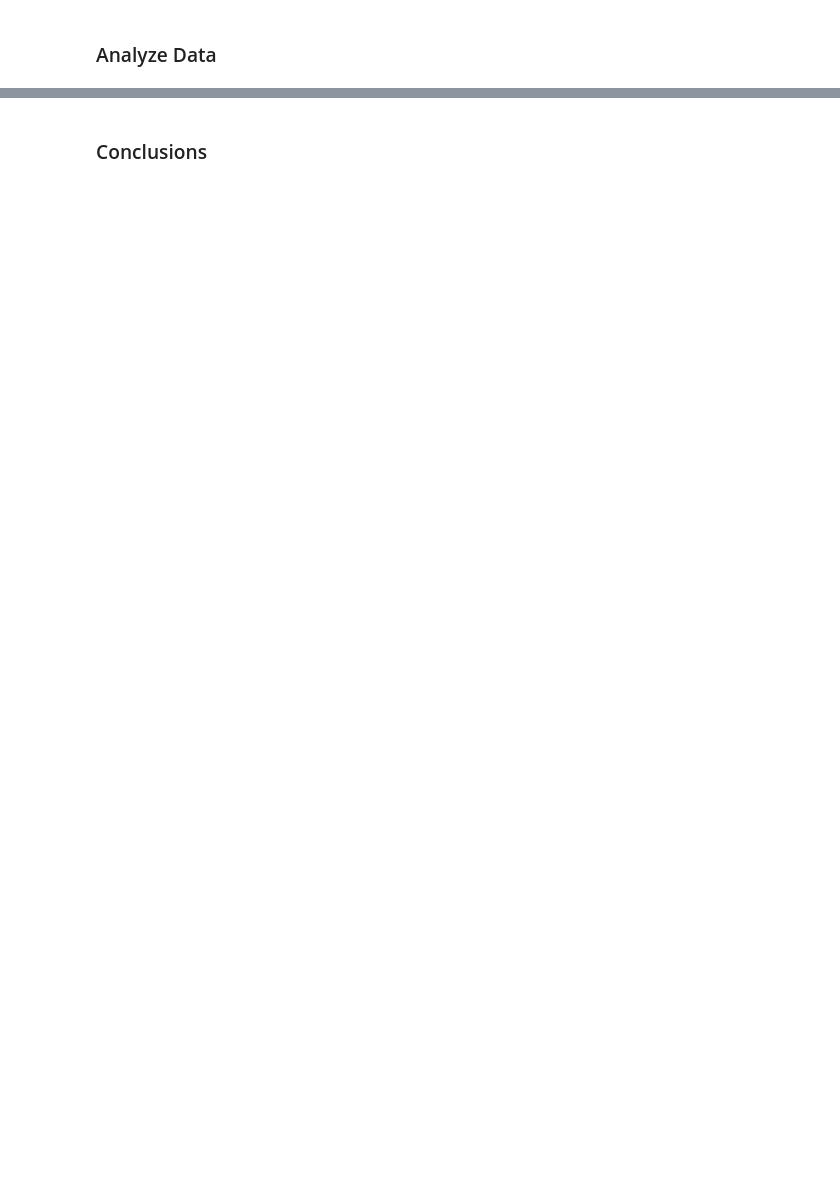
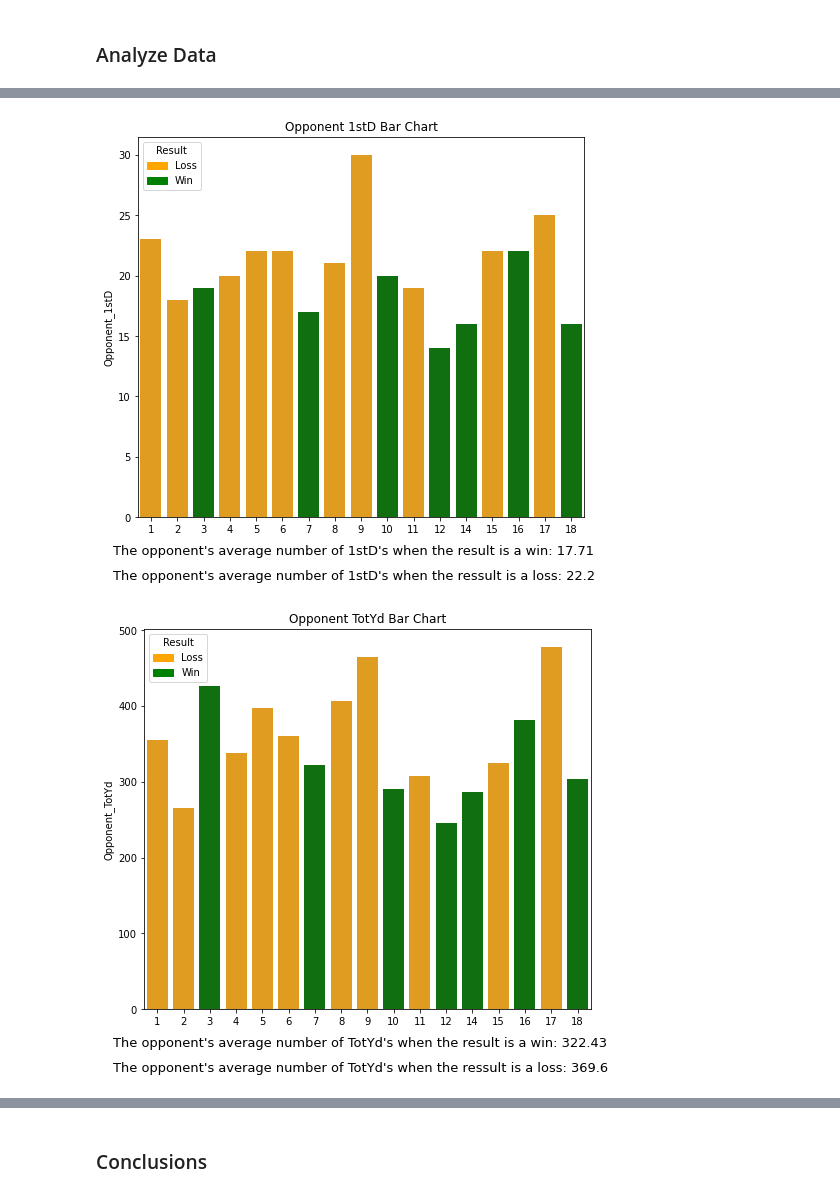
Before and after one commit to Luil0/NFL_stats, a Jupyter notebook: nfl_stats.ipynb, the cells around one changed output, grey strips where cells are left out. Saved outputs shown, nothing was run; the diff lists cells and outputs as text; code cells hidden in the pictures; blank space fills up the shorter version.

```diff
--- a/nfl_stats.ipynb
+++ b/nfl_stats.ipynb
@@ -135,10 +136,10 @@ class Nfl_stats:
         columns[4] = "Result"
         columns[17] = "Toyd"
         columns[10] = "opp"
-        columns[-4] = "Defense_TO"
-        columns[-5] = "Defense_RushY"
-        columns[-6] = "Defense_PassY"
-        columns[-8] = "Defense_1stD"
+        columns[-4] = "Opp_TO"
+        columns[-5] = "Opp_RushY"
+        columns[-6] = "Opp_PassY"
+        columns[-8] = "Opp_1stD"
         new_data.columns = [columns[num] for num in index]
         # renaming columns in our dataframe so the stats match up
         team_stats_df = new_data.rename({
@@ -146,8 +147,8 @@ class Nfl_stats:
             "Opp": "Opposing_team",
             "Tm":"Team_score",
             "TotYd": "Offense_TotYd",
-            "Toyd": "Defense_TotYd",
-            "opp": "Opp_score",
+            "Toyd": "Opp_TotYd",
+            "opp": "Opponent_score",
             "TO":"Offense_TO",
             "RushY": "Offense_RushY",
             "PassY": "Offense_PassY",
@@ -170,7 +171,7 @@ class Nfl_stats:
         team_stats_df.insert(0,"Team_name", team_name_col)
 
         # making that need to be numbers into int's
-        columns_int_list = ["Result","Team_score","Opp_score","Offense_1stD","Offense_TotYd","Offense_PassY","Offense_RushY","Offense_TO","Defense_1stD","Defense_TotYd","Defense_PassY","Defense_RushY","Defense_TO"]
+        columns_int_list = ["Result","Team_score","Opponent_score","Offense_1stD","Offense_TotYd","Offense_PassY","Offense_RushY","Offense_TO","Opp_1stD","Opp_TotYd","Opp_PassY","Opp_RushY","Opp_TO"]
         for column in columns_int_list:
             columns_list_na = team_stats_df[column].replace(["","bye"],0)
             team_stats_df[column]= columns_list_na.astype(int)
@@ -181,4 +184,5 @@ class Nfl_stats:
 # %%
 # calling the
 # to create an object we call Nfl_stats().team_stats("team name", Year)
-team_data = Nfl_stats().team_stats("seahawks", 2022)
+team_data = Nfl_stats().team_stats("panthers", 2022)
+team_data
@@ -340,0 +424,5 @@ The offense's average number of TO's when the ressult is a loss: 1.4
+# %%
+full_bargraphs(team_data,side="Opp_");
+# %% [output]
+[figure, added]
+[figure, added]
```
Also changed, not shown: parts of 27 cells of this notebook, 10 other files.
